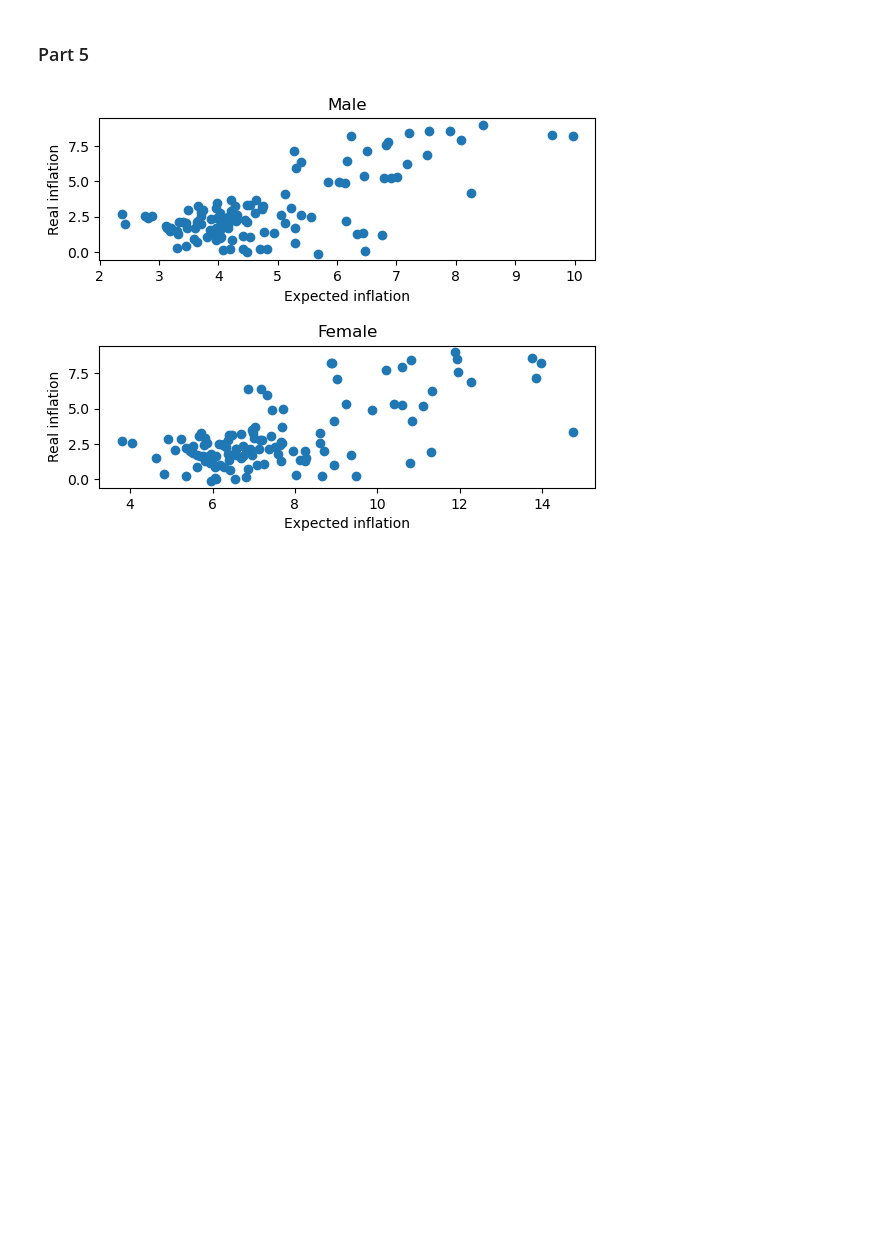
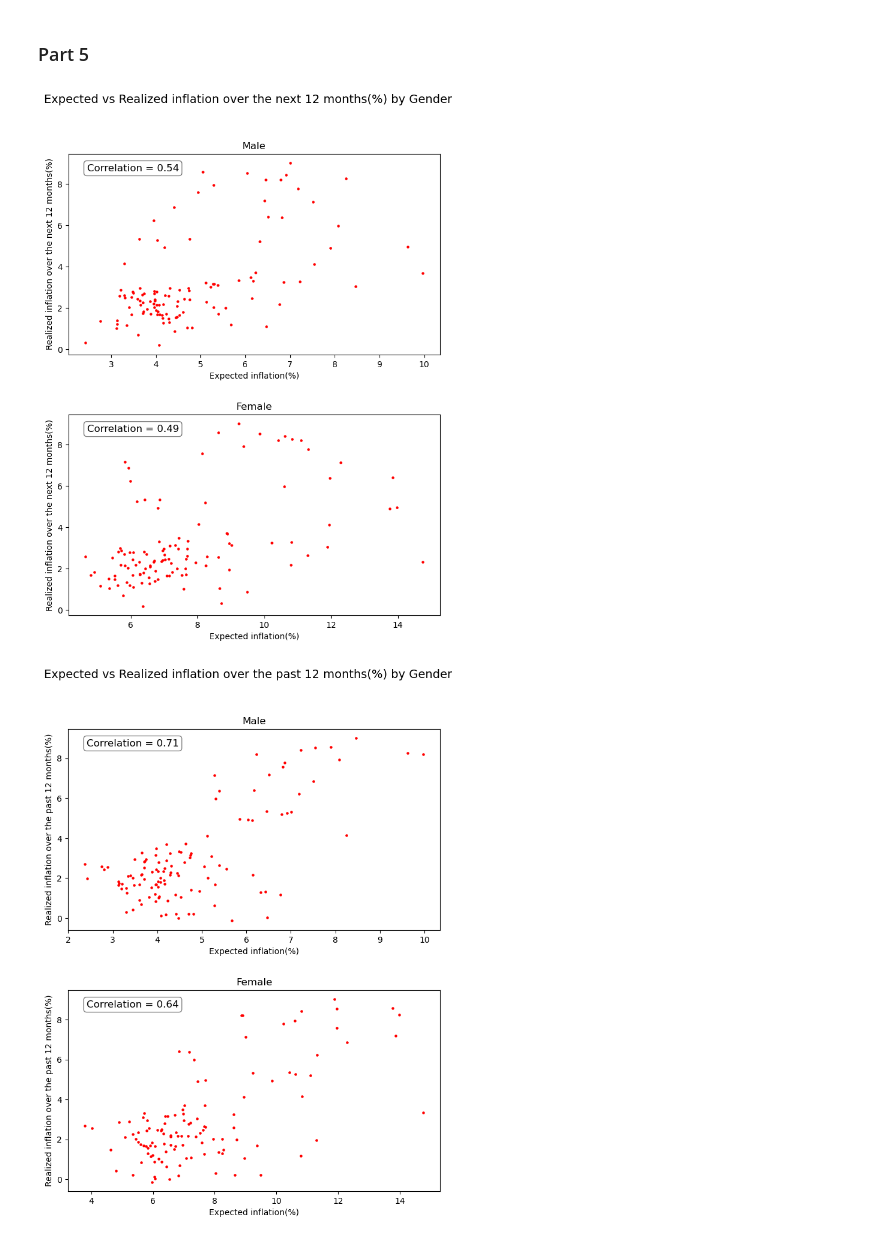
Before and after one commit to vanasilaghi/Term-paper, a Jupyter notebook: Term_Paper_CVS.ipynb, the cells around one changed output. Saved outputs shown, nothing was run; the diff lists cells and outputs as text; code cells hidden in the pictures; blank space fills up the shorter version.

```diff
--- a/Term_Paper_CVS.ipynb
+++ b/Term_Paper_CVS.ipynb
@@ -183,36 +183,71 @@ plot_expectation_dynamics(monthly_numlit, 'num_lit_high', {0: 'Low Numeracy', 1:
 # %%
 #Reading in the CPI data
 cpi_df=pd.read_csv('data/CPI.csv',parse_dates=['DATE'])
 
-#Calculating the real inflation data
-cpi_df["Real_Inflation"] = cpi_df["CPI"].pct_change(periods=12) * 100
+#Calculating the 12M forward looking inflation data
+cpi_df["Real_Inflation_Future"]=(cpi_df["CPI"].shift(-12) - cpi_df["CPI"]) / cpi_df["CPI"] * 100
+
+#Calculating the 12M backward looking inflation data
+cpi_df["Real_Inflation_Past"] = cpi_df["CPI"].pct_change(periods=12) * 100
+
 
 #changing the name of the date column for merging
 monthly_gender=monthly_gender.rename(columns={'date':'DATE'})
 
 #Merging the data
 cpi_merged=cpi_df.merge(monthly_gender,on='DATE')
 cpi_merged.set_index('DATE',inplace=True)
 
-#Seperating the male and female data
-male_data=cpi_merged[cpi_merged['female']==0]
-female_data=cpi_merged[cpi_merged['female']==1]
 
-#Creating the pannels
-fig,ax=plt.subplots(2,1)
 
-#Male scatter plot
-ax[0].scatter(male_data['inflation'],male_data['Real_Inflation'])
-ax[0].set_title('Male')
-ax[0].set_xlabel('Expected inflation')
-ax[0].set_ylabel('Real inflation')
+def plot_gender_inflation(df, y_var, title_y_label=None):
 
-#Female scatter plot
-ax[1].scatter(female_data['inflation'],female_data['Real_Inflation'])
-ax[1].set_title('Female')
-ax[1].set_xlabel('Expected inflation')
-ax[1].set_ylabel('Real inflation')
+    # Separate male and female data
+    male_data = df[df['female'] == 0]
+    female_data = df[df['female'] == 1]
 
-plt.subplots_adjust(wspace=0.4, hspace=0.6)
+    # Compute correlations
+    male_corr = male_data['inflation'].corr(male_data[y_var])
+    female_corr = female_data['inflation'].corr(female_data[y_var])
+
+    # Create the panels
+    fig, ax = plt.subplots(2, 1, figsize=(8, 10))
+
+    # Male scatter plot
+    ax[0].scatter(male_data['inflation'], male_data[y_var], s=5, c='r')
+    ax[0].set_title('Male')
+    ax[0].set_xlabel('Expected inflation(%)')
+    ax[0].set_ylabel(title_y_label if title_y_label else y_var)
+
+    ax[0].text(
+        0.05, 0.95, f"Correlation = {male_corr:.2f}",
+        transform=ax[0].transAxes,
+        fontsize=12,
+        verticalalignment='top',
+        bbox=dict(boxstyle="round,pad=0.3", facecolor='white', alpha=0.5)
+    )
+
+    # Female scatter plot
+    ax[1].scatter(female_data['inflation'], female_data[y_var], s=5, c='r')
+    ax[1].set_title('Female')
+    ax[1].set_xlabel('Expected inflation(%)')
+    ax[1].set_ylabel(title_y_label if title_y_label else y_var)
+
+    ax[1].text(
+        0.05, 0.95, f"Correlation = {female_corr:.2f}",
+        transform=ax[1].transAxes,
+        fontsize=12,
+        verticalalignment='top',
+        bbox=dict(boxstyle="round,pad=0.3", facecolor='white', alpha=0.5)
+    )
+
+    plt.subplots_adjust(wspace=0.4, hspace=0.3)
+    plt.suptitle(f"Expected vs {title_y_label if title_y_label else y_var} by Gender", fontsize=14)
+    plt.show()
+
+plot_gender_inflation(cpi_merged, "Real_Inflation_Future", title_y_label="Realized inflation over the next 12 months(%)")
+
+plot_gender_inflation(cpi_merged, "Real_Inflation_Past", title_y_label="Realized inflation over the past 12 months(%)")
 # %% [output]
-[figure, old version]
+[figure, new version]
+[figure, added]
```
